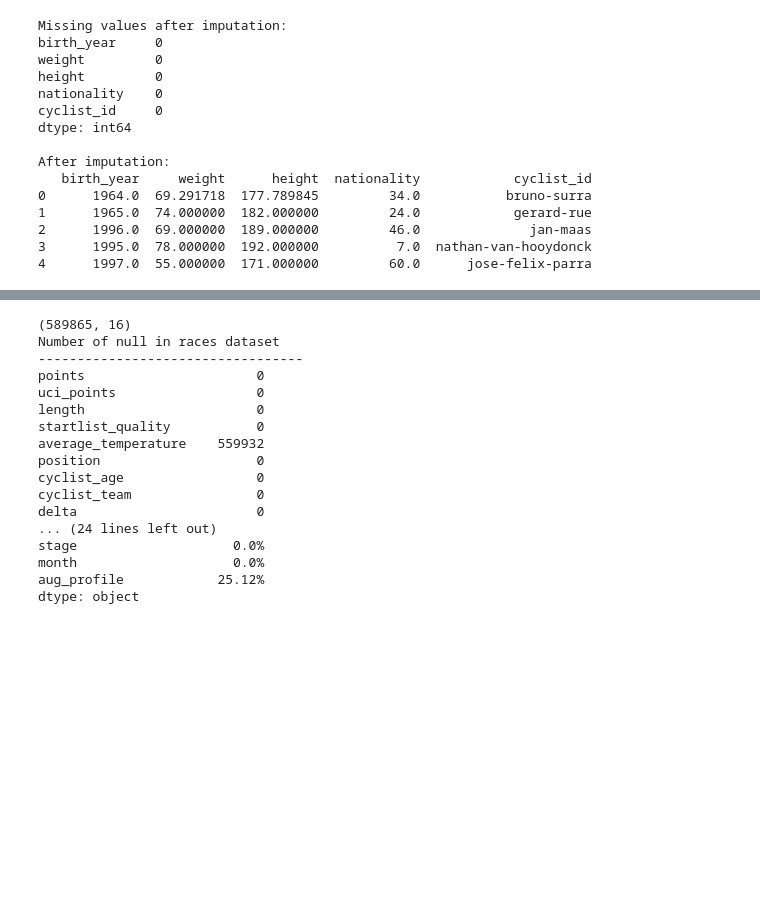
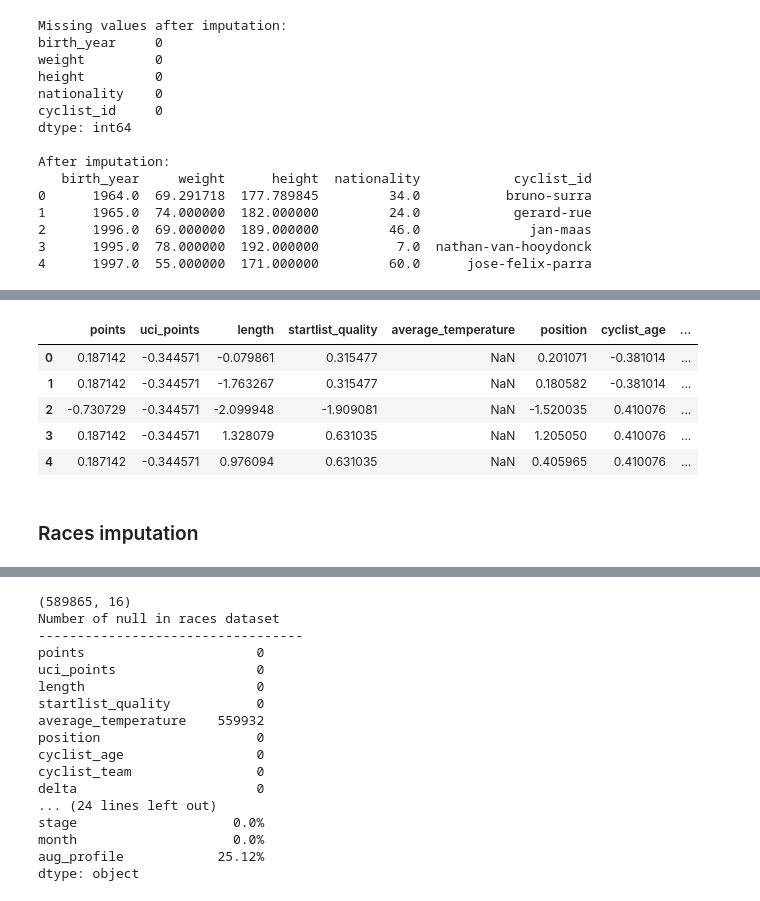
Before and after one commit to mariaviv27/Machine-Learning-Avanzado, a Jupyter notebook: machinelearning.ipynb, the cells around one changed output, grey strips where cells are left out. Saved outputs shown, nothing was run; the diff lists cells and outputs as text; code cells hidden in the pictures; blank space fills up the shorter version.

```diff
--- a/machinelearning.ipynb
+++ b/machinelearning.ipynb
@@ -354,0 +420,15 @@ memory usage: 54.0+ MB
+# %%
+num_cols = train.select_dtypes(include=['number']).columns
+
+# Aplicar StandardScaler
+scaler = StandardScaler()
+train[num_cols] = scaler.fit_transform(train[num_cols])
+test[num_cols] = scaler.transform(test[num_cols])
+
+# Convertir float64 a float32
+train[train.select_dtypes(include=['float64']).columns] = train.select_dtypes(include=['float64']).astype(np.float32)
+test[test.select_dtypes(include=['float64']).columns] = test.select_dtypes(include=['float64']).astype(np.float32)
+
+# Convertir int64 a int32
+train[train.select_dtypes(include=['int64']).columns] = train.select_dtypes(include=['int64']).astype(np.int32)
+test[test.select_dtypes(include=['int64']).columns] = test.select_dtypes(include=['int64']).astype(np.int32)
@@ -354,0 +456,11 @@ memory usage: 54.0+ MB
+# %%
+train.head()
+# %% [output]
+|  | points | uci_points | length | startlist_quality | average_temperature | position | cyclist_age | ... |
+| 0 | 0.187142 | -0.344571 | -0.079861 | 0.315477 | NaN | 0.201071 | -0.381014 | ... |
+| 1 | 0.187142 | -0.344571 | -1.763267 | 0.315477 | NaN | 0.180582 | -0.381014 | ... |
+| 2 | -0.730729 | -0.344571 | -2.099948 | -1.909081 | NaN | -1.520035 | 0.410076 | ... |
+| 3 | 0.187142 | -0.344571 | 1.328079 | 0.631035 | NaN | 1.205050 | 0.410076 | ... |
+| 4 | 0.187142 | -0.344571 | 0.976094 | 0.631035 | NaN | 0.405965 | 0.410076 | ... |
+# %% [markdown]
+### Races imputation
```
Also changed, not shown: parts of 19 cells of this notebook, 1 other file.
